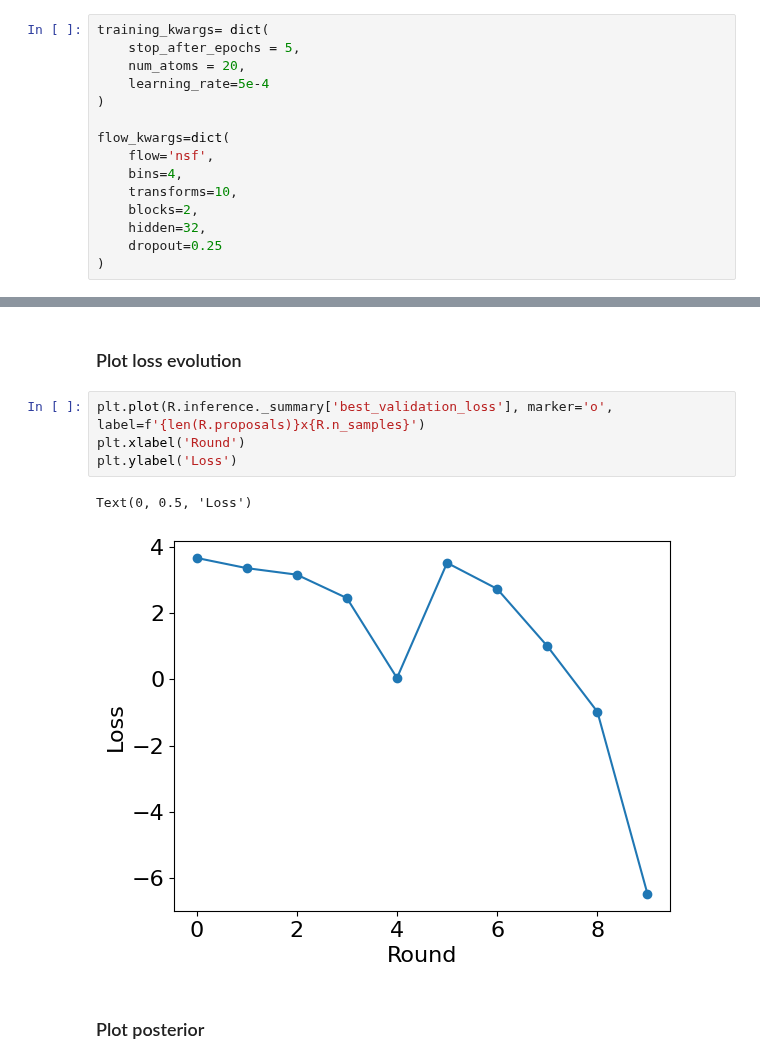
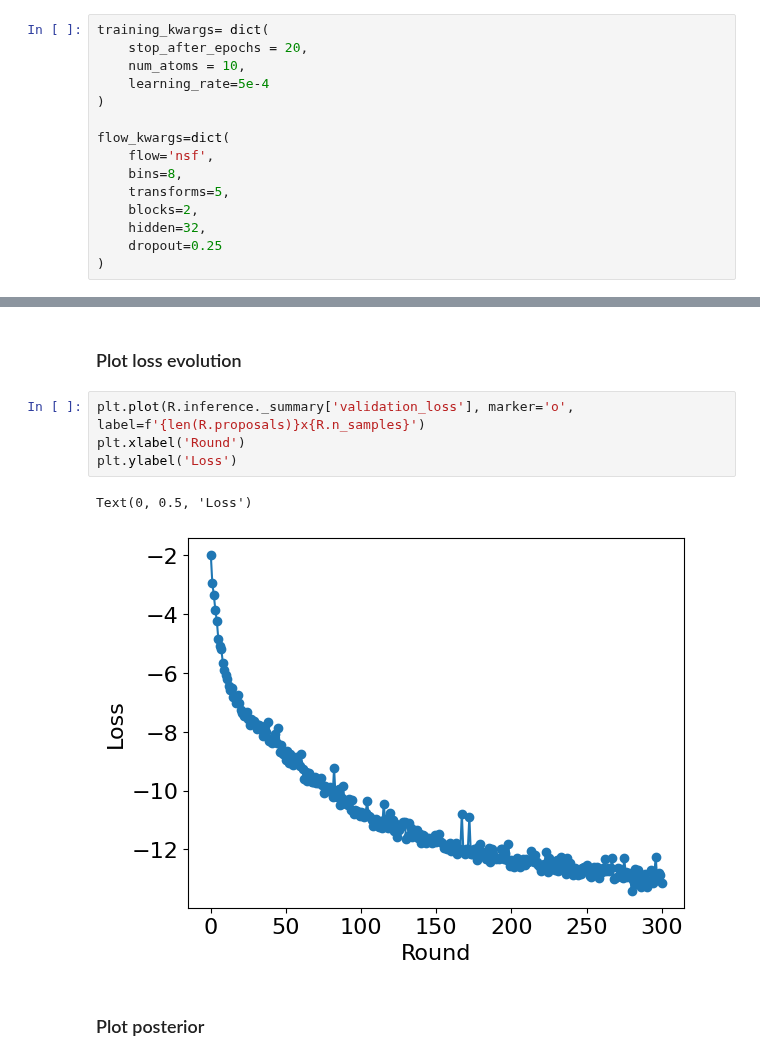
Before and after one commit to franciscoardevolmartinez/FlopPITy, a Jupyter notebook: examples/Example.ipynb, the cells around one changed output, grey strips where cells are left out. Cells and saved outputs as stored; diff of their text form.

```diff
--- a/examples/Example.ipynb
+++ b/examples/Example.ipynb
@@ -63,14 +56,14 @@ R.add_parameter('offset', -0.1, 0.1, post_process=True)
 # %%
 training_kwargs= dict(
-    stop_after_epochs = 5,
-    num_atoms = 20,
+    stop_after_epochs = 20,
+    num_atoms = 10,
     learning_rate=5e-4
 )
 
 flow_kwargs=dict(
     flow='nsf',
-    bins=4,
-    transforms=10,
+    bins=8,
+    transforms=5,
     blocks=2,
     hidden=32,
     dropout=0.25
@@ -210,11 +108,11 @@ Using SNPE-C with atomic loss
 # %% [markdown]
 ### Plot loss evolution
 # %%
-plt.plot(R.inference._summary['best_validation_loss'], marker='o', label=f'{len(R.proposals)}x{R.n_samples}')
+plt.plot(R.inference._summary['validation_loss'], marker='o', label=f'{len(R.proposals)}x{R.n_samples}')
 plt.xlabel('Round')
 plt.ylabel('Loss')
 # %% [output]
 Text(0, 0.5, 'Loss')
-[figure, old version]
+[figure, new version]
 # %% [markdown]
 ### Plot posterior
```
Also changed, not shown: parts of 9 cells of this notebook, 6 other files.
